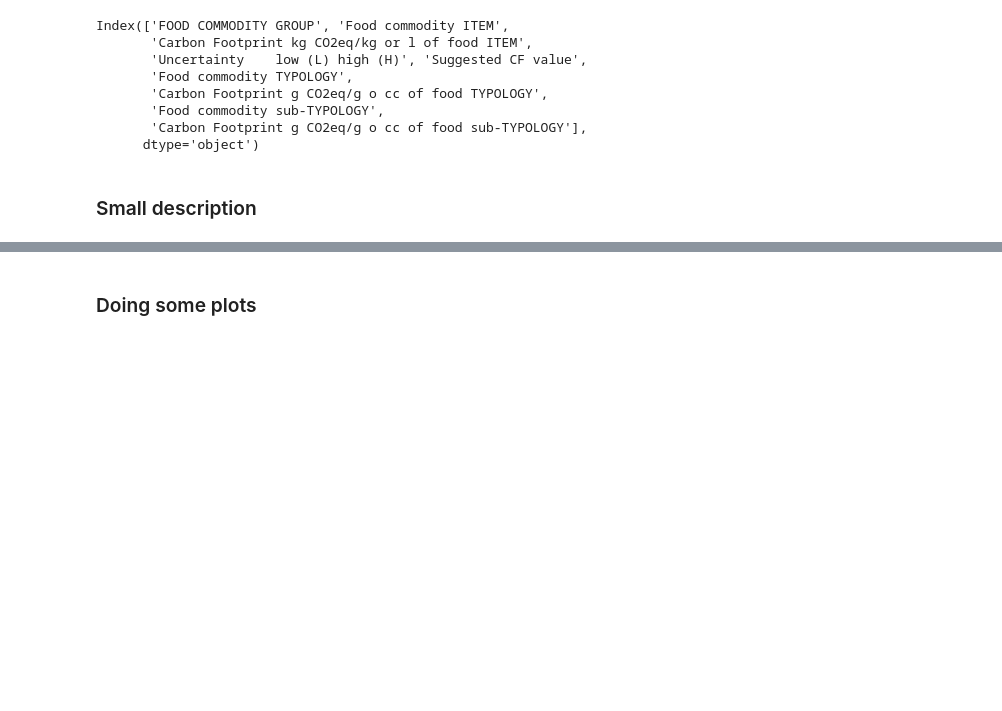
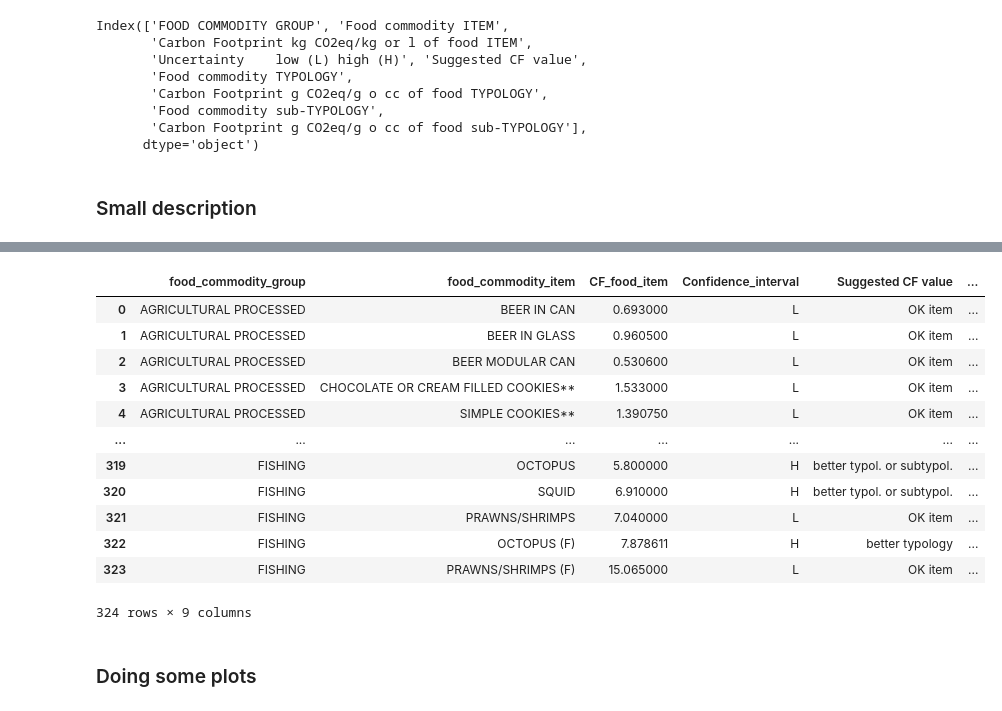
Before and after one commit to com-480-data-visualization/com480-project-colocaviz, a Jupyter notebook: test_CO2.ipynb, the cells around one changed output, grey strips where cells are left out. Drawn from its saved outputs; the diff is of its cells as text; code cells hidden in the pictures; blank space fills up the shorter version.

```diff
--- a/test_CO2.ipynb
+++ b/test_CO2.ipynb
@@ -65,5 +65,19 @@ co2_df.describe()
 # %%
-co2_df.
+co2_df
+# %% [output]
+|  | food_commodity_group | food_commodity_item | CF_food_item | Confidence_interval | Suggested CF value | ... |
+| 0 | AGRICULTURAL PROCESSED | BEER IN CAN | 0.693000 | L | OK item | ... |
+| 1 | AGRICULTURAL PROCESSED | BEER IN GLASS | 0.960500 | L | OK item | ... |
+| 2 | AGRICULTURAL PROCESSED | BEER MODULAR CAN | 0.530600 | L | OK item | ... |
+| 3 | AGRICULTURAL PROCESSED | CHOCOLATE OR CREAM FILLED COOKIES** | 1.533000 | L | OK item | ... |
+| 4 | AGRICULTURAL PROCESSED | SIMPLE COOKIES** | 1.390750 | L | OK item | ... |
+| ... | ... | ... | ... | ... | ... | ... |
+| 319 | FISHING | OCTOPUS | 5.800000 | H | better typol. or subtypol. | ... |
+| 320 | FISHING | SQUID | 6.910000 | H | better typol. or subtypol. | ... |
+| 321 | FISHING | PRAWNS/SHRIMPS | 7.040000 | L | OK item | ... |
+| 322 | FISHING | OCTOPUS (F) | 7.878611 | H | better typology | ... |
+| 323 | FISHING | PRAWNS/SHRIMPS (F) | 15.065000 | L | OK item | ... |
+324 rows × 9 columns
 # %% [markdown]
 ### Doing some plots
 # %%
```
Also changed, not shown: parts of 3 cells of this notebook, 2 other files.
